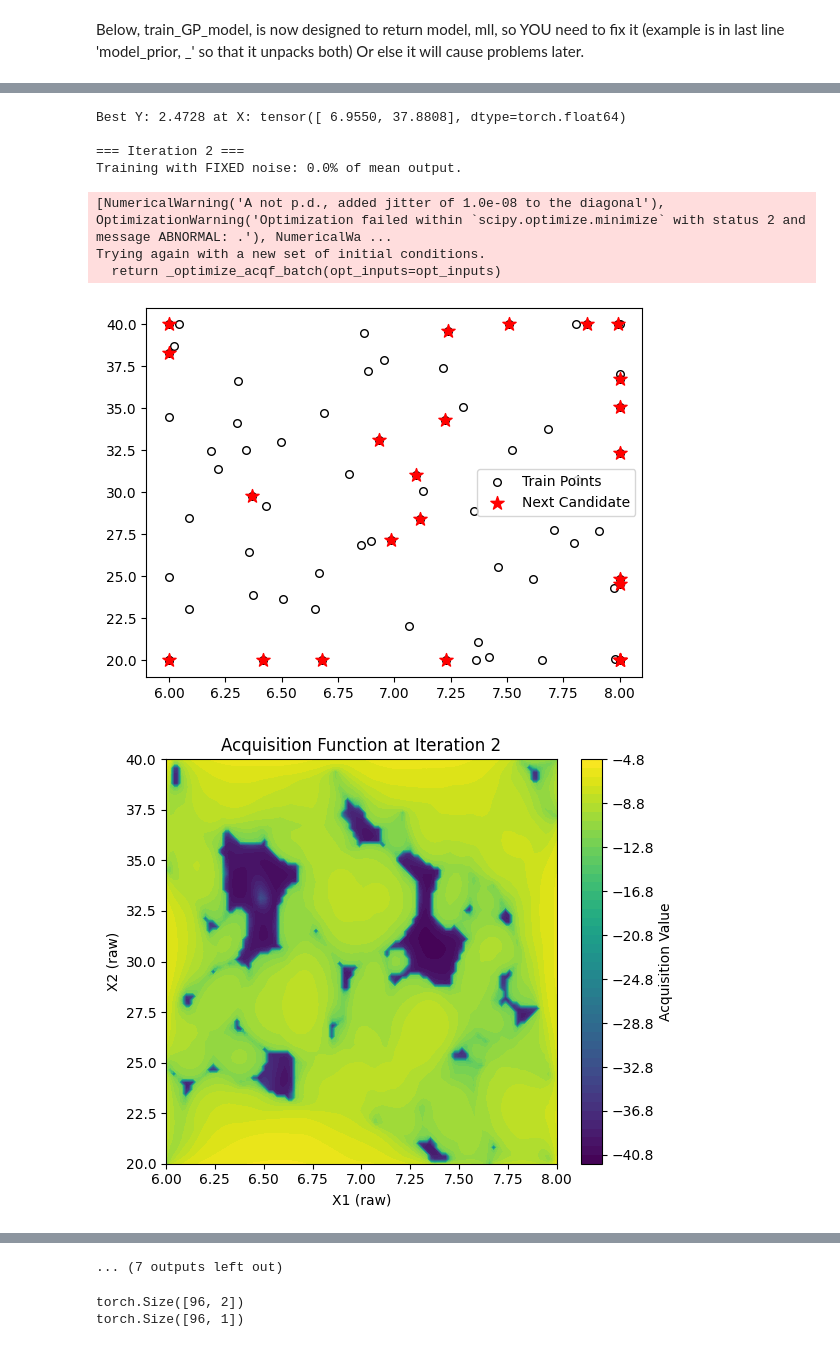
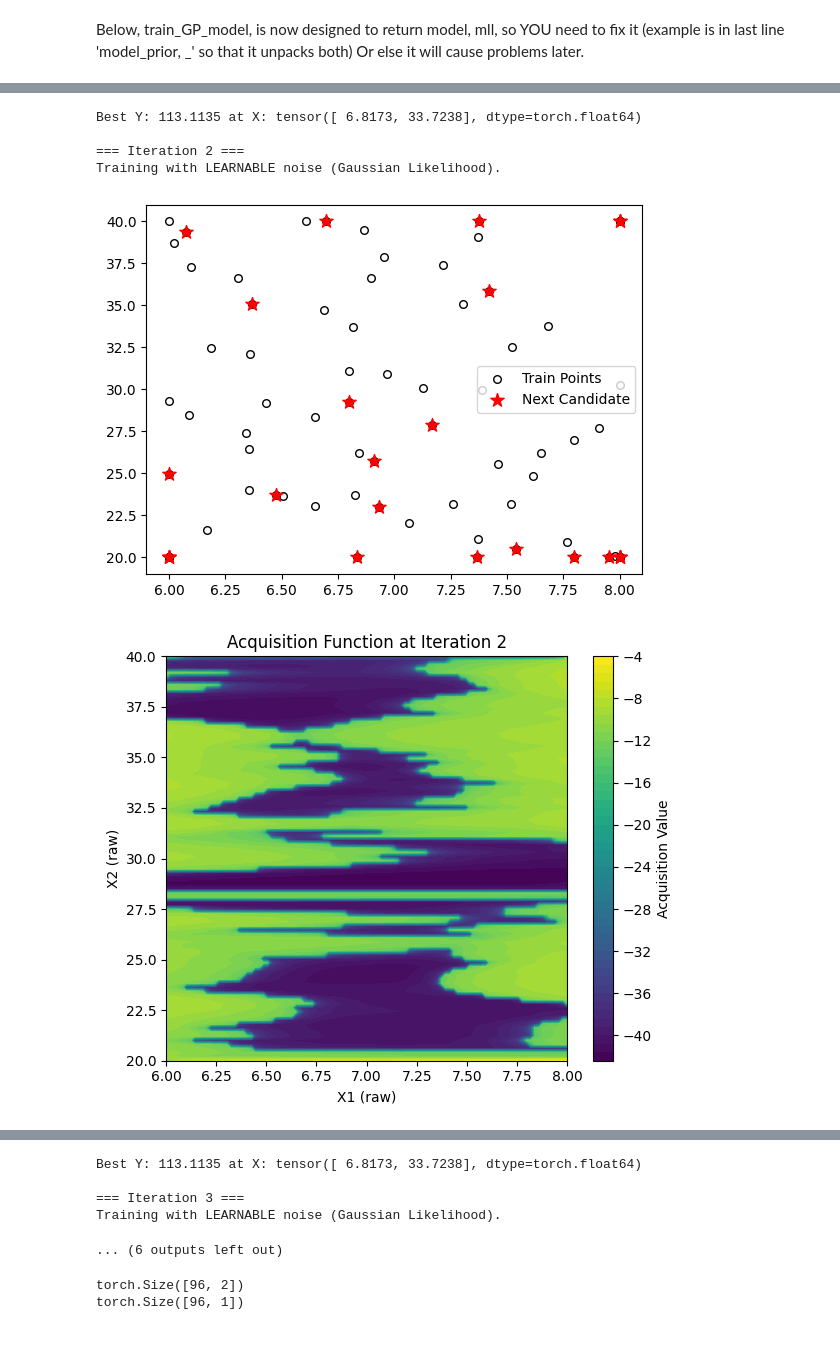
Before and after one commit to subarumuroi/Torch-Practice, a Jupyter notebook: Izzy model.ipynb, the cells around one changed output, grey strips where cells are left out. Cells and saved outputs as stored; diff of their text form; code cells hidden in the pictures.

Commit message:
tested further with noise

```diff
--- a/Izzy model.ipynb
+++ b/Izzy model.ipynb
@@ -56,7 +56,7 @@ bounds = torch.tensor([
 dim = bounds.shape[1]# Extracts number of dimensions from bounds variable
 
 
-noise_level = 0 # this var is used in the fixed noise gp model to denote (0.1= 10%) noise in experimental output. It is also used in the objective function to add noise to the function
+noise_level = 0.1 # this var is used in the fixed noise gp model to denote (0.1= 10%) noise in experimental output. It is also used in the objective function to add noise to the function
 
 
 # standard Latin hypercube using maximin criterion (converts to tensor)
@@ -186,5 +188,8 @@ plt.show()
 # %%
 # Gaussian Process Model
+
+# Only for further GP Model development
+
 # Setup (Assume train_X, train_Y, bounds, and objective_function are defined)
 # ===========================
 
@@ -214,7 +219,7 @@ class GPModel(SingleTaskGP):
         self.mean_module = means.ConstantMean() # Mean function
 
         # matern kernel with ARD (lengthscale for each input dimension is assumed different)
-        matern_kernel = kernels.MaternKernel(nu=5/2, ard_num_dims=dim)
+        matern_kernel = kernels.MaternKernel(nu=1.5, ard_num_dims=dim)
         if lengthscale_prior is not None:
             matern_kernel.lengthscale_prior = lengthscale_prior
 
@@ -343,19 +348,20 @@ def plot_gp_surface(model, bounds, grid_size=50, plot_type="mean", title=None):
 # %%
 # BO Loop
 # ===========================
+# The learning stacks, so you can repeat this loop to get better results.
 
 normalized_bounds = torch.stack([torch.zeros(bounds.shape[1], dtype=bounds.dtype),
                                  torch.ones(bounds.shape[1], dtype=bounds.dtype)
                                 ])
-n_iterations = 3
-num_restarts = 5
-raw_samples = 20
-batch_size = 24 # this is q
+n_iterations = 3 # of BO LOOP
+num_restarts = 5 # restarts loop if it can't converge answer
+raw_samples = 20 # total resamples taken for analysis
+batch_size = 24 # this is q THE REALWORLD # of EXPENSIVE EXPERIMENTS
 
 for iteration in range(n_iterations):
     print(f"\n=== Iteration {iteration + 1} ===")
     # Train model
-    model, mll = train_GP_model(train_X, train_Y, fixed_noise=True, noise_level=noise_level) # if False, delete noise_level, if true, make sure noise_level =noise_level is set in the function
+    model, mll = train_GP_model(train_X, train_Y, fixed_noise=False)# , noise_level=noise_level) # if False, delete noise_level, if true, make sure noise_level =noise_level is set in the function
     '''
     # Recompute batch_initial_conditions each iteration (important!)
     topk = torch.topk(train_Y.squeeze(), k=num_restarts, largest=True)
@@ -431,9 +437,6 @@ Trying again with a new set of initial conditions.
-Best Y: 2.4728 at X: tensor([ 6.9550, 37.8808], dtype=torch.float64)
+Best Y: 113.1135 at X: tensor([ 6.8173, 33.7238], dtype=torch.float64)
 
 === Iteration 2 ===
-Training with FIXED noise: 0.0% of mean output.
+Training with LEARNABLE noise (Gaussian Likelihood).
-[NumericalWarning('A not p.d., added jitter of 1.0e-08 to the diagonal'), OptimizationWarning('Optimization failed within `scipy.optimize.minimize` with status 2 and message ABNORMAL: .'), NumericalWa ...
-Trying again with a new set of initial conditions.
-  return _optimize_acqf_batch(opt_inputs=opt_inputs)
-[figure, old version]
+[figure, new version]
-[figure, old version]
+[figure, new version]
@@ -442,2 +445,6 @@ Trying again with a new set of initial conditions.
+Best Y: 113.1135 at X: tensor([ 6.8173, 33.7238], dtype=torch.float64)
+
+=== Iteration 3 ===
+Training with LEARNABLE noise (Gaussian Likelihood).
-... (7 outputs left out)
+... (6 outputs left out)
 # %%
```
Also changed, not shown: parts of 8 cells of this notebook.
